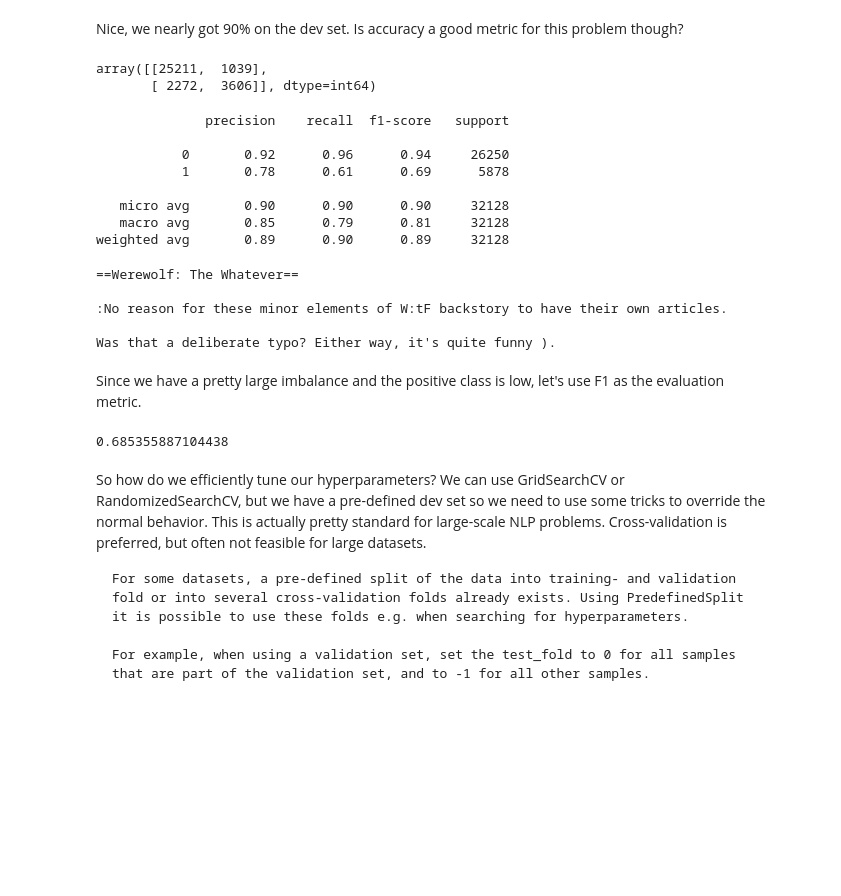
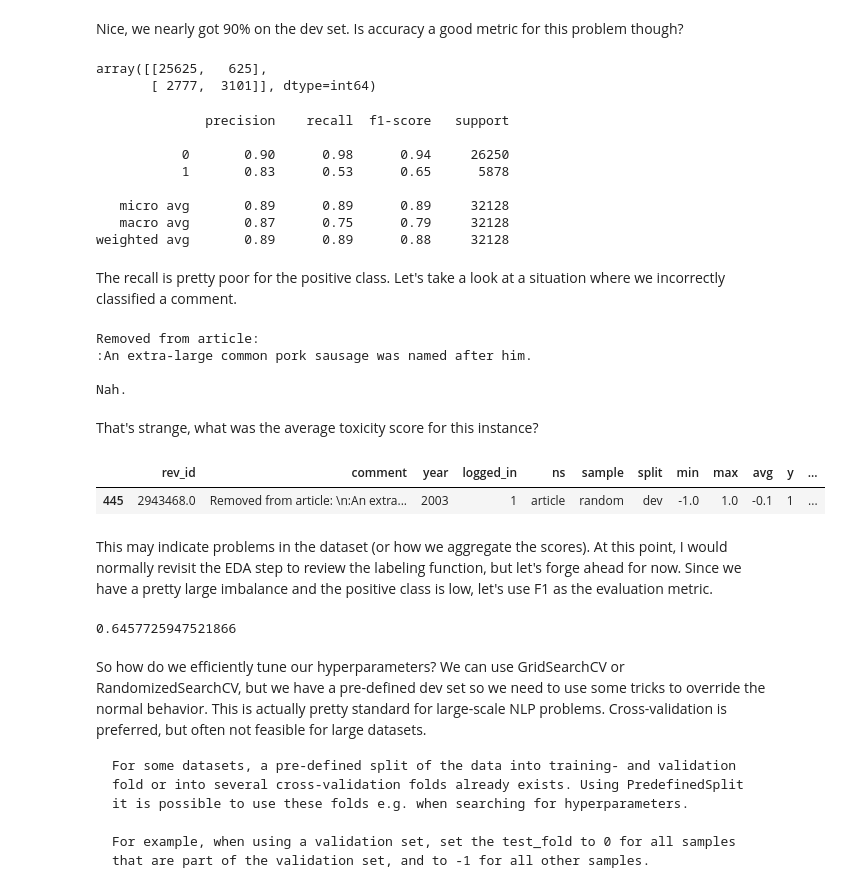
Before and after one commit to jkingphd/nlp_example, a Jupyter notebook: notebooks/2A-jkk-modeling.ipynb, the cells around one changed output. Saved outputs shown, nothing was run; the diff lists cells and outputs as text; code cells hidden in the pictures; blank space fills up the shorter version.

Commit message:
Updated model creation notebook.

```diff
--- a/notebooks/2A-jkk-modeling.ipynb
+++ b/notebooks/2A-jkk-modeling.ipynb
@@ -29,12 +29,12 @@ Let's start things off with a pretty basic model to serve as a baseline: a Count
 # %%
 from sklearn.feature_extraction.text import CountVectorizer
-from sklearn.naive_bayes import MultinomialNB
+from sklearn.linear_model import SGDClassifier
 
 def tokenizer(text):
     return re.findall(r'[a-z0-9]+', text.lower())
 
 vect = CountVectorizer(tokenizer=tokenizer)
-clf = MultinomialNB()
+clf = SGDClassifier(loss='log', max_iter=100, tol=1e-6, random_state=seed)
 # %%
 X_train = df.loc[idx_train, 'comment'].values
 X_dev = df.loc[idx_dev, 'comment'].values
@@ -57,8 +57,8 @@ from sklearn.metrics import confusion_matrix
 
 confusion_matrix(y_dev, y_pred)
 # %% [output]
-array([[25211,  1039],
-       [ 2272,  3606]], dtype=int64)
+array([[25625,   625],
+       [ 2777,  3101]], dtype=int64)
 # %%
 from sklearn.metrics import classification_report
 
@@ -66,29 +66,38 @@ print(classification_report(y_dev, y_pred))
 # %% [output]
               precision    recall  f1-score   support
 
-           0       0.92      0.96      0.94     26250
-           1       0.78      0.61      0.69      5878
+           0       0.90      0.98      0.94     26250
+           1       0.83      0.53      0.65      5878
 
-   micro avg       0.90      0.90      0.90     32128
-   macro avg       0.85      0.79      0.81     32128
-weighted avg       0.89      0.90      0.89     32128
+   micro avg       0.89      0.89      0.89     32128
+   macro avg       0.87      0.75      0.79     32128
+weighted avg       0.89      0.89      0.88     32128
+# %% [markdown]
+The recall is pretty poor for the positive class. Let's take a look at a situation where we incorrectly classified a comment.
 # %%
 idx_error = (y_dev != y_pred) & (y_dev == 1)
-print(X_dev[idx_error][3])
+print(X_dev[idx_error][1])
 # %% [output]
-==Werewolf: The Whatever==
+Removed from article:
+:An extra-large common pork sausage was named after him.
 
-:No reason for these minor elements of W:tF backstory to have their own articles.
-
-Was that a deliberate typo? Either way, it's quite funny ).
+Nah.
+# %% [markdown]
+That's strange, what was the average toxicity score for this instance?
+# %%
+df['hash'] = df['comment'].map(hash)
+df[df['hash'] == hash(X_dev[idx_error][1])]
+# %% [output]
+|  | rev_id | comment | year | logged_in | ns | sample | split | min | max | avg | y | ... |
+| 445 | 2943468.0 | Removed from article: \n:An extra... | 2003 | 1 | article | random | dev | -1.0 | 1.0 | -0.1 | 1 | ... |
 # %% [markdown]
-Since we have a pretty large imbalance and the positive class is low, let's use F1 as the evaluation metric.
+This may indicate problems in the dataset (or how we aggregate the scores). At this point, I would normally revisit the EDA step to review the labeling function, but let's forge ahead for now. Since we have a pretty large imbalance and the positive class is low, let's use F1 as the evaluation metric.
 # %%
 from sklearn.metrics import f1_score
 
 f1_score(y_dev, y_pred)
 # %% [output]
-0.685355887104438
+0.6457725947521866
 # %% [markdown]
 So how do we efficiently tune our hyperparameters? We can use GridSearchCV or RandomizedSearchCV, but we have a pre-defined dev set so we need to use some tricks to override the normal behavior. This is actually pretty standard for large-scale NLP problems. Cross-validation is preferred, but often not feasible for large datasets.
 
```
Also changed, not shown: parts of 24 cells of this notebook.
